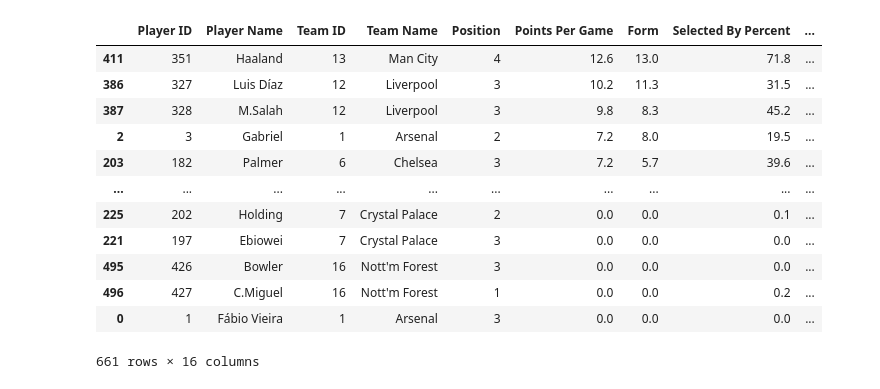
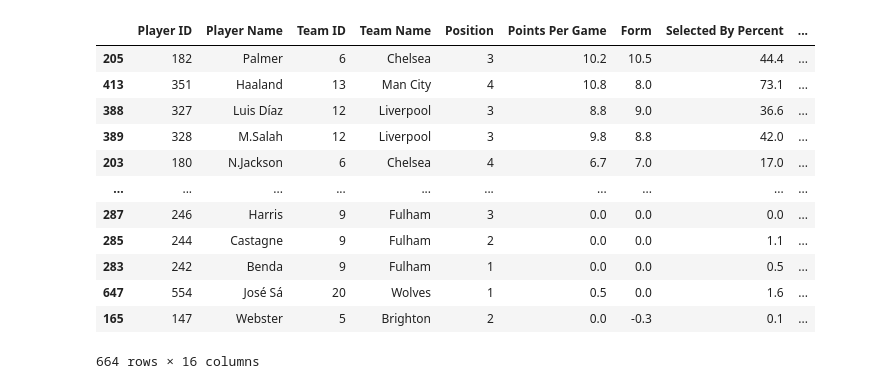
Before and after one commit to adarwawan/FPL-Personal-Tools, a Jupyter notebook: player_performance.ipynb, the cells around one changed output. Saved outputs shown, nothing was run; the diff lists cells and outputs as text; code cells hidden in the pictures.

```diff
--- a/player_performance.ipynb
+++ b/player_performance.ipynb
@@ -4,38 +4,38 @@ from player_performance import get_player_points_per_gameweek, create_points_dat
 import pandas as pd
 # %%
 x_gameweeks = 5  # Number of recent gameweeks to consider
-current_gameweek = 5  # Replace with the current gameweek number
+current_gameweek = 6  # Replace with the current gameweek number
 
 # Define the range of gameweeks
 gameweeks = list(range(current_gameweek - x_gameweeks + 1, current_gameweek + 1))
 
 # Get player information
 players = get_player_info()
 
 # Get player points for each gameweek
 player_points_per_gw = {}
 for gw in gameweeks:
     player_points_per_gw[gw] = get_player_points_per_gameweek(gw)
 
 # Create and sort the DataFrame by total points across the gameweeks
 sorted_points_df = create_points_dataframe_with_gameweeks(player_points_per_gw, players, gameweeks, min_to_return=5)
 
 # Display the sorted DataFrame
 sorted_points_df
 # %% [output]
 |  | Player ID | Player Name | Team ID | Team Name | Position | Points Per Game | Form | Selected By Percent | ... |
-| 411 | 351 | Haaland | 13 | Man City | 4 | 12.6 | 13.0 | 71.8 | ... |
-| 386 | 327 | Luis Díaz | 12 | Liverpool | 3 | 10.2 | 11.3 | 31.5 | ... |
-| 387 | 328 | M.Salah | 12 | Liverpool | 3 | 9.8 | 8.3 | 45.2 | ... |
-| 2 | 3 | Gabriel | 1 | Arsenal | 2 | 7.2 | 8.0 | 19.5 | ... |
-| 203 | 182 | Palmer | 6 | Chelsea | 3 | 7.2 | 5.7 | 39.6 | ... |
+| 205 | 182 | Palmer | 6 | Chelsea | 3 | 10.2 | 10.5 | 44.4 | ... |
+| 413 | 351 | Haaland | 13 | Man City | 4 | 10.8 | 8.0 | 73.1 | ... |
+| 388 | 327 | Luis Díaz | 12 | Liverpool | 3 | 8.8 | 9.0 | 36.6 | ... |
+| 389 | 328 | M.Salah | 12 | Liverpool | 3 | 9.8 | 8.8 | 42.0 | ... |
+| 203 | 180 | N.Jackson | 6 | Chelsea | 4 | 6.7 | 7.0 | 17.0 | ... |
 | ... | ... | ... | ... | ... | ... | ... | ... | ... | ... |
-| 225 | 202 | Holding | 7 | Crystal Palace | 2 | 0.0 | 0.0 | 0.1 | ... |
-| 221 | 197 | Ebiowei | 7 | Crystal Palace | 3 | 0.0 | 0.0 | 0.0 | ... |
-| 495 | 426 | Bowler | 16 | Nott'm Forest | 3 | 0.0 | 0.0 | 0.0 | ... |
-| 496 | 427 | C.Miguel | 16 | Nott'm Forest | 1 | 0.0 | 0.0 | 0.2 | ... |
-| 0 | 1 | Fábio Vieira | 1 | Arsenal | 3 | 0.0 | 0.0 | 0.0 | ... |
+| 287 | 246 | Harris | 9 | Fulham | 3 | 0.0 | 0.0 | 0.0 | ... |
+| 285 | 244 | Castagne | 9 | Fulham | 2 | 0.0 | 0.0 | 1.1 | ... |
+| 283 | 242 | Benda | 9 | Fulham | 1 | 0.0 | 0.0 | 0.5 | ... |
+| 647 | 554 | José Sá | 20 | Wolves | 1 | 0.5 | 0.0 | 1.6 | ... |
+| 165 | 147 | Webster | 5 | Brighton | 2 | 0.0 | -0.3 | 0.1 | ... |
-661 rows × 16 columns
+664 rows × 16 columns
 # %%
 # Batch Player from Price and Position
 # Goalkeeper
```
Also changed, not shown: parts of 4 cells of this notebook, 2 other files.
